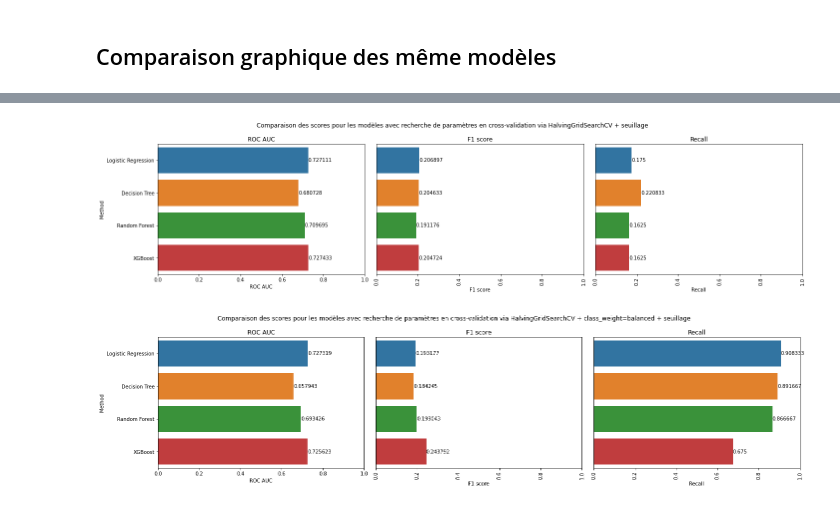
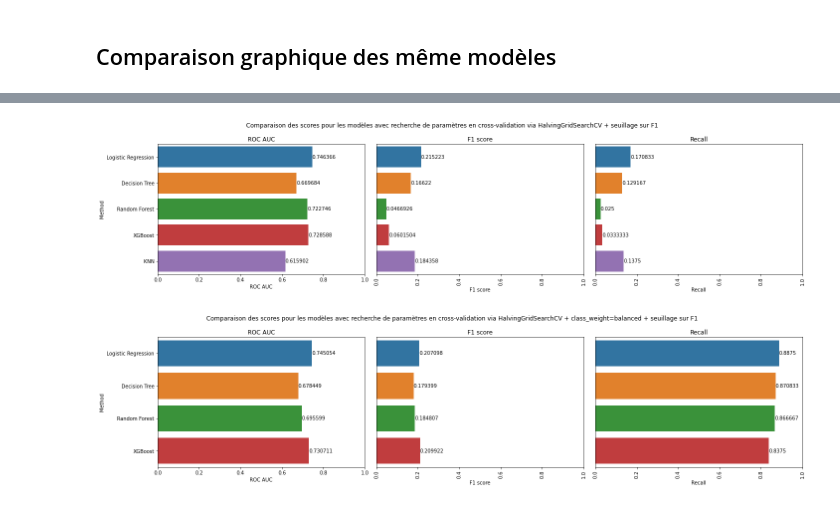
Before and after one commit to Valkea/OC_AI_04, a Jupyter notebook: 03_Display_Scores.ipynb, the cells around one changed output, grey strips where cells are left out. Cells and saved outputs as stored; diff of their text form; code cells hidden in the pictures.

Commit message:
feature: computed all scores with and without threshold
feature: had to replace the gridsearchcv with HalvingGridsearchCV because it was way too slow...

```diff
--- a/03_Display_Scores.ipynb
+++ b/03_Display_Scores.ipynb
@@ -47,7 +48,8 @@ threshold
 # %% [markdown]
 ## Les modèles avec une recherche des meilleurs paramètres via `gridsearchcv` + `seuillage`
 # %%
-grid = data[ (data.Method.str.contains('threshold')) & (data.Method.str.contains('Grid')) ][['Method', 'ROC AUC', 'F1 score', 'Recall']]
-grid
+grid = data[ ~(data.Method.str.contains('threshold')) & (data.Method.str.contains('Grid')) ][['Method', 'ROC AUC', 'F1 score', 'Recall']]
+grid_t = data[ (data.Method.str.contains('threshold')) & (data.Method.str.contains('Grid')) ][['Method', 'ROC AUC', 'F1 score', 'Recall']]
+grid_t
 # %% [output]
 |  | Method | ROC AUC | F1 score | Recall |
@@ -80,7 +96,10 @@ def plot_scores( data_tmp, title="" ):
     plt.suptitle(f"Comparaison des scores pour les {title}")
 
     #data_tmp['Method'] = data_tmp['Method'].apply(lambda x: str(x).rjust(100,'-').upper())
-    labels = ['Logistic Regression', 'Decision Tree', 'Random Forest', 'XGBoost']
+
+    labels = ['Logistic Regression', 'Decision Tree', 'Random Forest', 'XGBoost', 'KNN']
+    if( data_tmp.shape[0] == 4):
+        labels = ['Logistic Regression', 'Decision Tree', 'Random Forest', 'XGBoost']
 
     ax1 = plt.subplot(1,3,1)
     sns.barplot(data=data_tmp, y='Method', x='ROC AUC')
@@ -119,8 +152,8 @@ plot_scores( threshold, "modèles de base avec cross-validation + seuillage")
 # %%
-plot_scores( grid, "modèles avec recherche de paramètres en cross-validation via HalvingGridSearchCV + seuillage" )
+plot_scores( grid_t, "modèles avec recherche de paramètres en cross-validation via HalvingGridSearchCV + seuillage sur F1" )
 # %% [output]
-[figure, old version]
+[figure, new version]
 # %%
-plot_scores( balanced, "modèles avec recherche de paramètres en cross-validation via HalvingGridSearchCV + class_weight=balanced + seuillage" )
+plot_scores( balanced_t, "modèles avec recherche de paramètres en cross-validation via HalvingGridSearchCV + class_weight=balanced + seuillage sur F1" )
 # %% [output]
-[figure, old version]
+[figure, new version]
```
Also changed, not shown: parts of 16 cells of this notebook, 2 other files.
